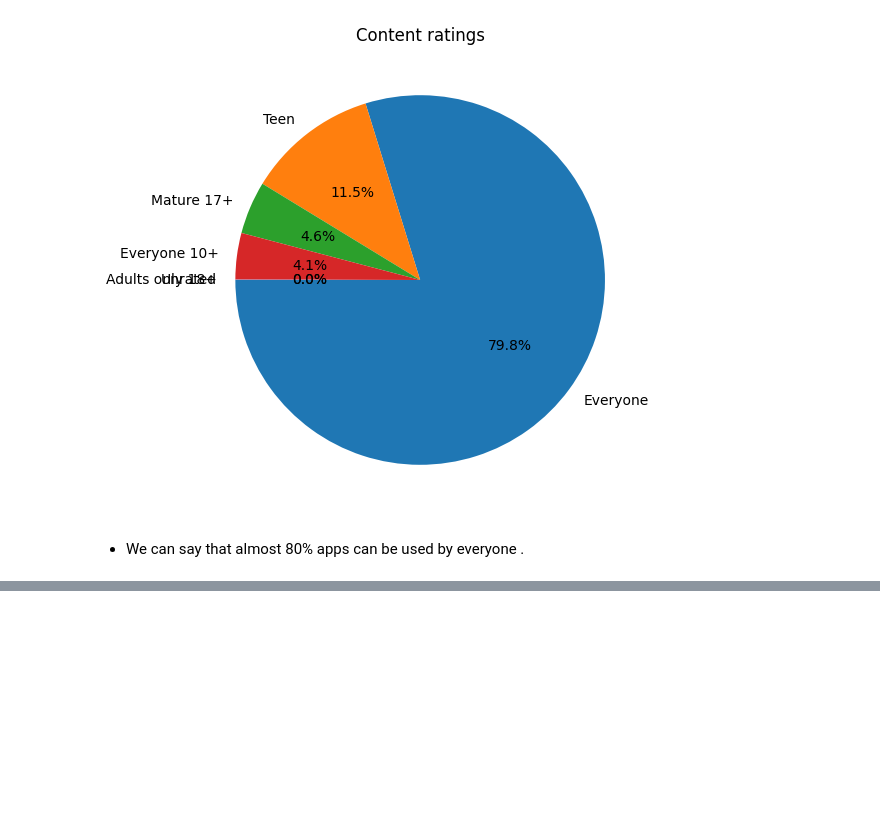
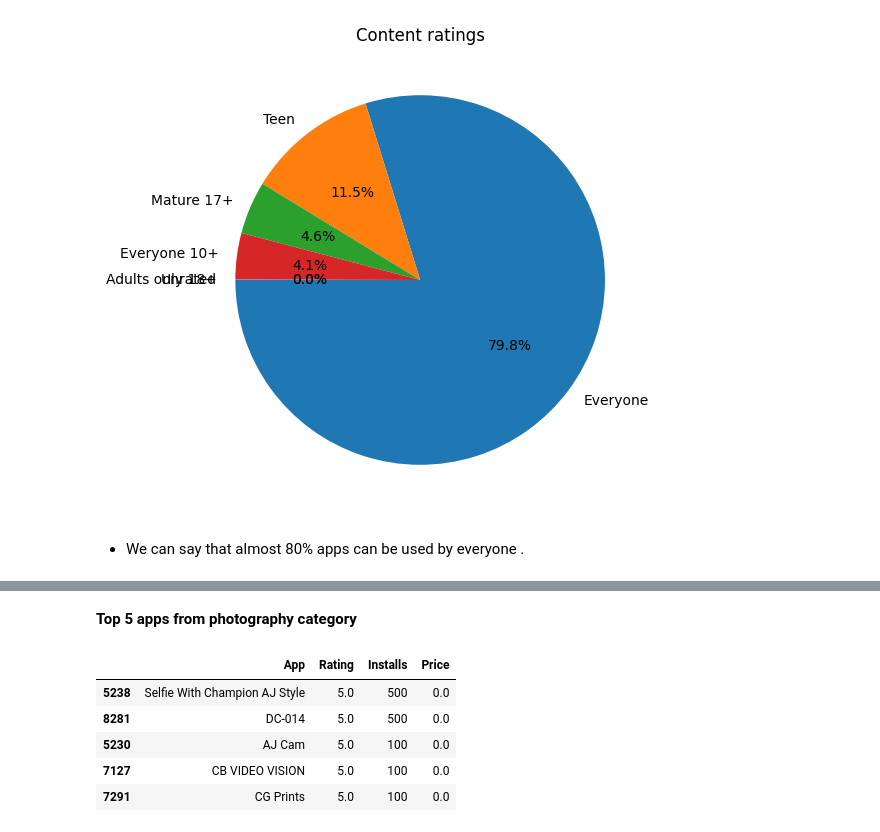
Before and after one commit to deepthisree2000/GooglePlaystore-EDA, a Jupyter notebook: Googleplaystore analysis.ipynb, the cells around one changed output, grey strips where cells are left out. Cells and saved outputs as stored; diff of their text form; code cells hidden in the pictures; blank space fills up the shorter version.

```diff
--- a/Googleplaystore analysis.ipynb
+++ b/Googleplaystore analysis.ipynb
@@ -251,0 +306,11 @@ df.sample(3)
+# %% [markdown]
+**Top 5 apps from photography category**
+# %%
+df[df.Category=='PHOTOGRAPHY'].sort_values(['Rating','Installs','Price'],ascending=False).head(5)[['App','Rating','Installs','Price']]
+# %% [output]
+|  | App | Rating | Installs | Price |
+| 5238 | Selfie With Champion AJ Style | 5.0 | 500 | 0.0 |
+| 8281 | DC-014 | 5.0 | 500 | 0.0 |
+| 5230 | AJ Cam | 5.0 | 100 | 0.0 |
+| 7127 | CB VIDEO VISION | 5.0 | 100 | 0.0 |
+| 7291 | CG Prints | 5.0 | 100 | 0.0 |
```
Also changed, not shown: parts of 26 cells of this notebook.
